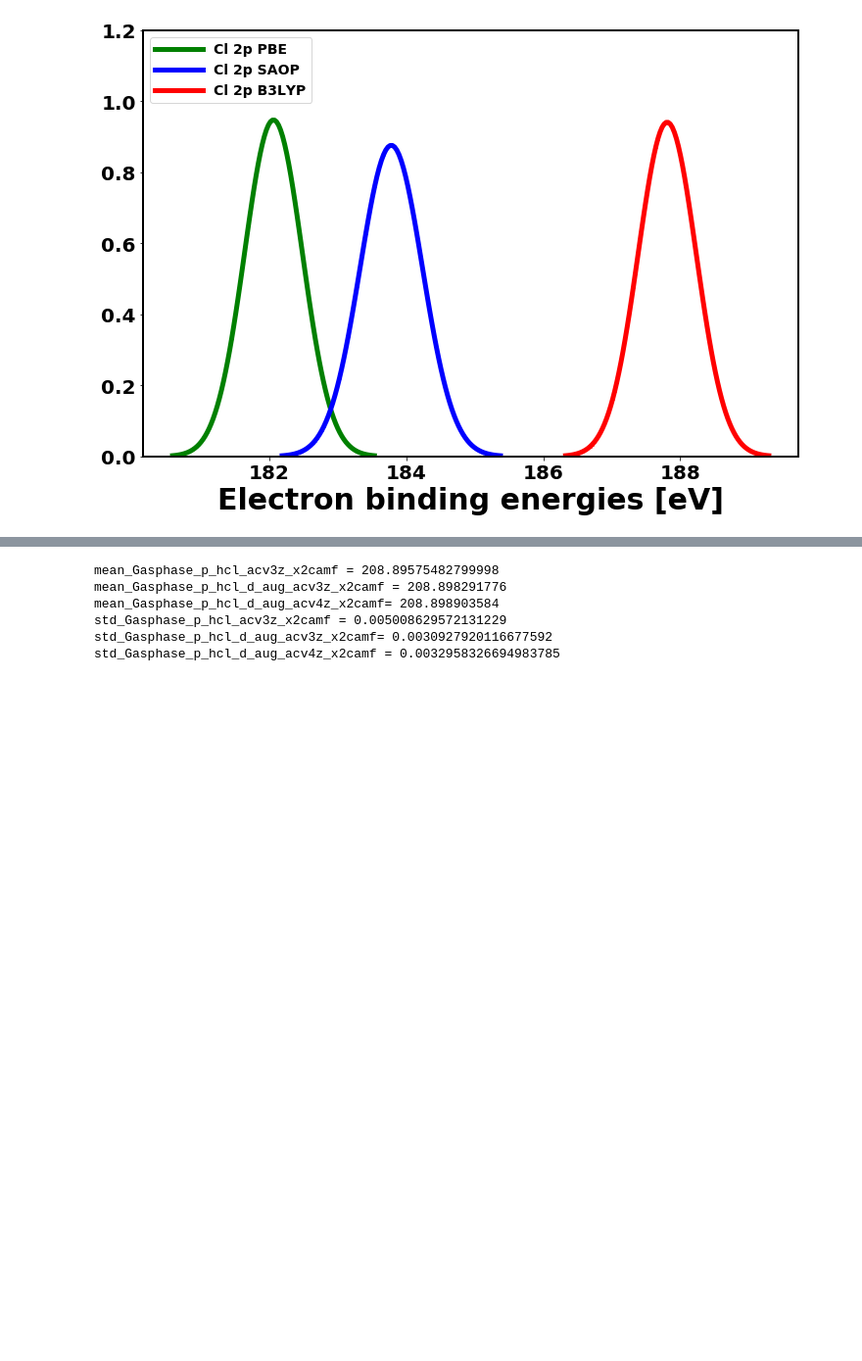
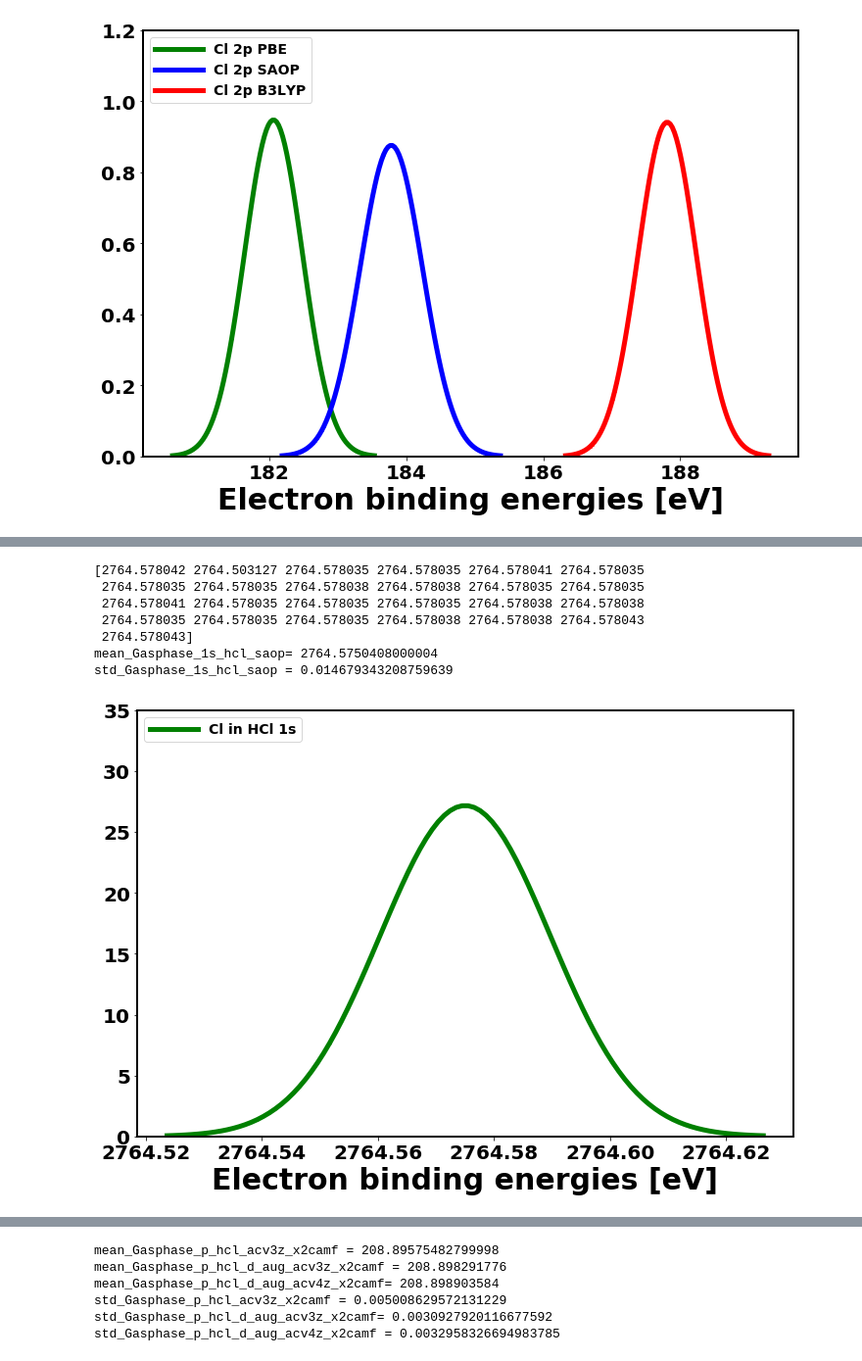
Before and after one commit to richopoku/HCl_project_graphs_binder, a Jupyter notebook: Graphs_core_properties.ipynb, the cells around one changed output, grey strips where cells are left out. Shown at 98% size. Saved outputs shown, nothing was run; the diff lists cells and outputs as text; code cells hidden in the pictures; blank space fills up the shorter version.

Commit message:
graphs added

```diff
--- a/Graphs_core_properties.ipynb
+++ b/Graphs_core_properties.ipynb
@@ -526,3 +526,6 @@ std_6water_pbe = 0.4209627179235856
 std_6water_b3lyp = 0.42383783968514216
 std_6waters_saop = 0.455294595113053
 [figure]
+# %%
+df = pd.read_excel('gas_phase_hcl_saop.xlsx', skiprows=3)
+df.head()
@@ -528,0 +539,45 @@ std_6waters_saop = 0.455294595113053
+# %%
+#Gas phase HCl: 1s with saop
+
+Gasphase_1s_hcl_saop = df.Gasphase_1s_hcl_saop
+
+Gasphase_1s_hcl_saop = np.array(Gasphase_1s_hcl_saop)
+print(Gasphase_1s_hcl_saop)
+
+mean_Gasphase_1s_hcl_saop = np.mean(Gasphase_1s_hcl_saop)
+print("mean_Gasphase_1s_hcl_saop=", mean_Gasphase_1s_hcl_saop)
+
+
+
+std_Gasphase_1s_hcl_saop = np.std(Gasphase_1s_hcl_saop)
+print("std_Gasphase_1s_hcl_saop =", std_Gasphase_1s_hcl_saop)
+
+
+Gasphase_1s_hcl_saop_BE = np.linspace(mean_Gasphase_1s_hcl_saop - 3.5*std_Gasphase_1s_hcl_saop, mean_Gasphase_1s_hcl_saop+ 3.5*std_Gasphase_1s_hcl_saop, 100)
+
+plt.figure(figsize=(12,8))
+
+plt.ticklabel_format(useOffset=False)
+
+plt.plot(Gasphase_1s_hcl_saop_BE, scipy.stats.norm.pdf(Gasphase_1s_hcl_saop_BE, mean_Gasphase_1s_hcl_saop, std_Gasphase_1s_hcl_saop), color="green", marker='>', markersize=2, linestyle='solid',label='Cl in HCl 1s', linewidth=5)
+
+plt.ylim([0.0, 35])
+plt.xticks(fontsize=20, fontweight='bold')
+plt.yticks(fontsize=20, fontweight='bold')
+plt.legend(loc=2, prop={'size': 14}, handlelength=3.5)
+plt.xlabel('Electron binding energies [eV]', fontsize=30, fontweight='bold')
+#plt.ylabel('Normalized distribution', fontsize=20, fontweight='bold')
+
+#plt.savefig('Gas_phase_hcl_saop-1s.png', bbox_inches='tight', dpi=400)
+
+plt.show()
+plt.close()
+# %% [output]
+[2764.578042 2764.503127 2764.578035 2764.578035 2764.578041 2764.578035
+ 2764.578035 2764.578035 2764.578038 2764.578038 2764.578035 2764.578035
+ 2764.578041 2764.578035 2764.578035 2764.578035 2764.578038 2764.578038
+ 2764.578035 2764.578035 2764.578035 2764.578038 2764.578038 2764.578043
+ 2764.578043]
+mean_Gasphase_1s_hcl_saop= 2764.5750408000004
+std_Gasphase_1s_hcl_saop = 0.014679343208759639
+[figure, added]
```
Also changed, not shown: parts of 26 cells of this notebook, 4 other files.
